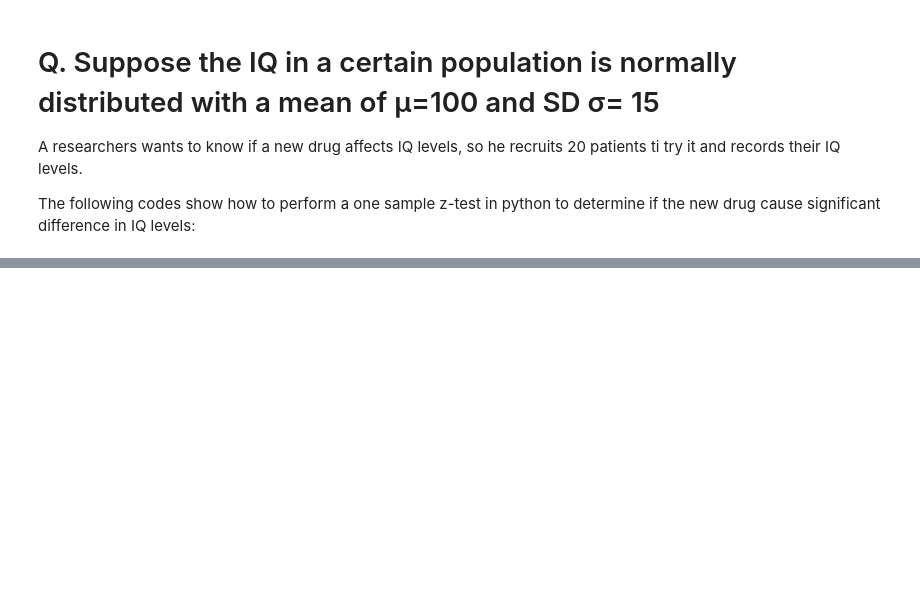
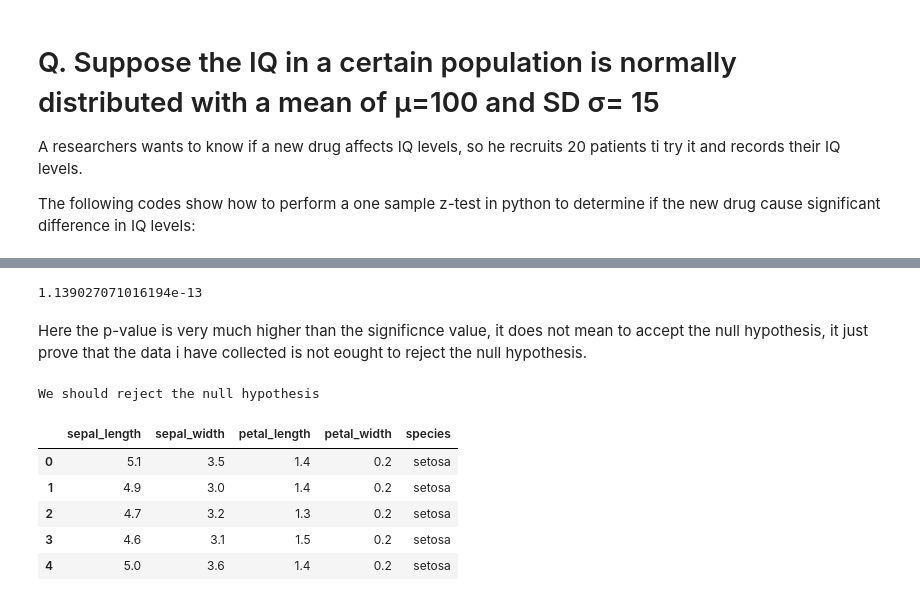
Before and after one commit to yogesh3i/Data_Science_Machine_Learning, a Jupyter notebook: Day12_inferential_stats/infer_stats_by_krishnaik/z-test.ipynb, the cells around one changed output, grey strips where cells are left out. Cells and saved outputs as stored; diff of their text form; code cells hidden in the pictures; blank space fills up the shorter version.

Commit message:
Z&Ttest_practical

```diff
--- a/Day12_inferential_stats/infer_stats_by_krishnaik/z-test.ipynb
+++ b/Day12_inferential_stats/infer_stats_by_krishnaik/z-test.ipynb
@@ -10,0 +100,15 @@ ModuleNotFoundError: No module named 'statsmodels'
+# %%
+# Now apply for the ttest
+_,p_value=ttest(classA_ages,school_mean)
+print(p_value)
+# %% [output]
+1.139027071016194e-13
+# %% [markdown]
+Here the p-value is very much higher than the significnce value, it does not mean to accept the null hypothesis, it just prove that the data i have collected is not eought to reject the null hypothesis.
+# %%
+if p_value<=0.05:
+    print('We should reject the null hypothesis')
+else:
+    print('Accept the null hypothesis')
+# %% [output]
+We should reject the null hypothesis
@@ -10,0 +119,9 @@ ModuleNotFoundError: No module named 'statsmodels'
+# %%
+df.head()
+# %% [output]
+|  | sepal_length | sepal_width | petal_length | petal_width | species |
+| 0 | 5.1 | 3.5 | 1.4 | 0.2 | setosa |
+| 1 | 4.9 | 3.0 | 1.4 | 0.2 | setosa |
+| 2 | 4.7 | 3.2 | 1.3 | 0.2 | setosa |
+| 3 | 4.6 | 3.1 | 1.5 | 0.2 | setosa |
+| 4 | 5.0 | 3.6 | 1.4 | 0.2 | setosa |
```
Also changed, not shown: parts of 22 cells of this notebook.
